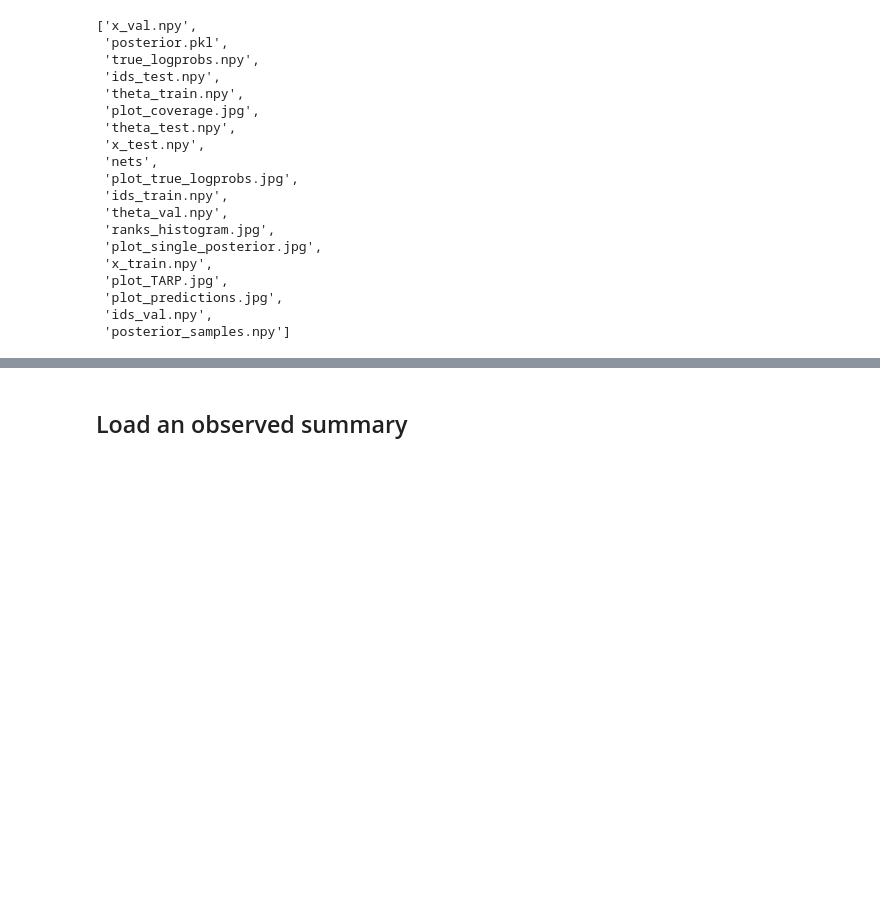
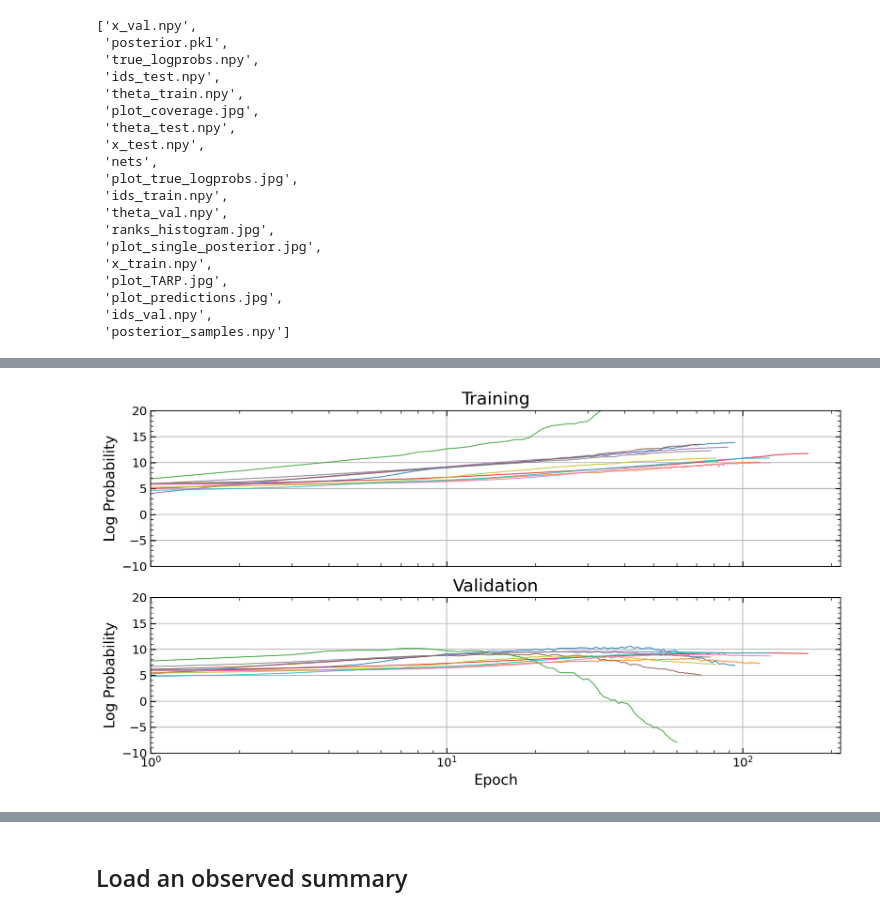
Before and after one commit to maho3/ltu-gobig, a Jupyter notebook: experiments/abacuslike/new_inference_abacus.ipynb, the cells around one changed output, grey strips where cells are left out. Cells and saved outputs as stored; diff of their text form; code cells hidden in the pictures; blank space fills up the shorter version.

```diff
--- a/experiments/abacuslike/new_inference_abacus.ipynb
+++ b/experiments/abacuslike/new_inference_abacus.ipynb
@@ -147,6 +132,42 @@ def load_posterior(modeldir):
 
 
 posterior = load_posterior(modelpath)
+# %%
+ss = 10
+
+netpath = join(modelpath, 'nets')
+netlist = os.listdir(netpath)
+
+f, axs = plt.subplots(2, 1, figsize=(12, 6), sharex=True, sharey=True)
+
+for n in tqdm(netlist[::ss]):
+    filepath = join(netpath, n, 'summary.json')
+    if not os.path.exists(filepath):
+        continue
+    with open(filepath, 'r') as f:
+        history = json.load(f)
+
+    x_ = range(1, len(history[0]['training_log_probs'])+1)
+
+    ax = axs[0]
+    ax.plot(x_, history[0]['training_log_probs'], alpha=0.8, lw=1)
+
+    ax = axs[1]
+    ax.plot(x_, history[0]['validation_log_probs'], alpha=0.8, lw=1)
+
+ax.semilogx()
+ax.set_xlim(1)
+ax.set_ylim(-10, 20)
+
+axs[0].set_title('Training')
+axs[1].set_title('Validation')
+axs[0].grid()
+axs[1].grid()
+
+axs[0].set(ylabel='Log Probability')
+axs[1].set(xlabel='Epoch', ylabel='Log Probability');
+# %% [output]
+[figure, added]
 # %%
 # Predict on a random test point
 ind = 15
```
Also changed, not shown: parts of 24 cells of this notebook, 5 other files.
